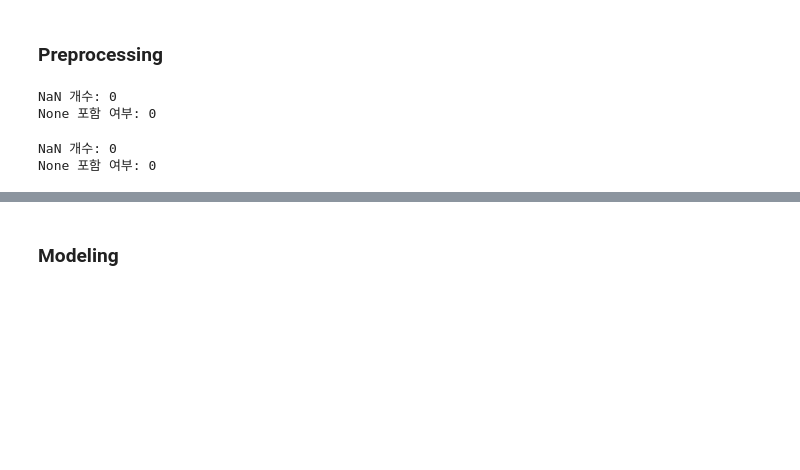
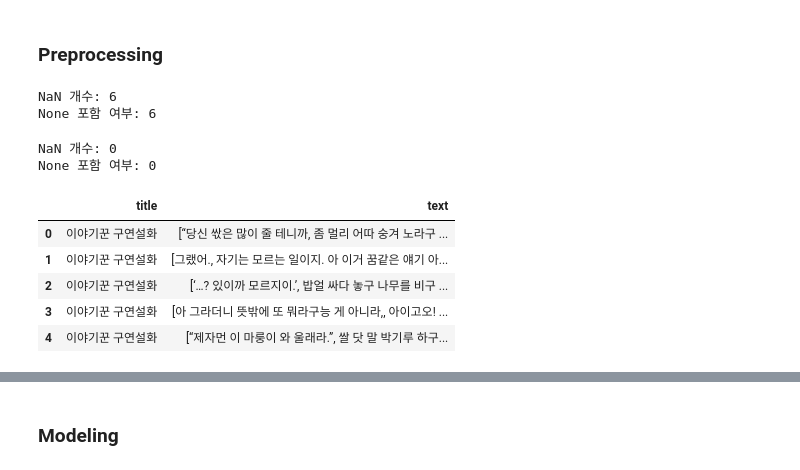
Before and after one commit to gomx3/kor-lyrics-to-story, a Jupyter notebook: 0211/baseline.ipynb, the cells around one changed output, grey strips where cells are left out. Drawn from its saved outputs; the diff is of its cells as text; code cells hidden in the pictures; blank space fills up the shorter version.

```diff
--- a/0211/baseline.ipynb
+++ b/0211/baseline.ipynb
@@ -36,5 +34,5 @@ AttributeError: 'DataFrame' object has no attribute 'select'
 # %%
-data = data.sample(n=50000, random_state=42).reset_index(drop=True)
+# data = data.sample(n=50000, random_state=42).reset_index(drop=True)
 
 len(data)
 # %% [output]
@@ -54,8 +52,8 @@ data.head()
 print("NaN 개수:", data['text'].isna().sum())  # NaN 개수 확인
 print("None 포함 여부:", data['text'].isnull().sum())  # None 개수 확인
 # %% [output]
-NaN 개수: 0
-None 포함 여부: 0
+NaN 개수: 6
+None 포함 여부: 6
 # %%
 data['text'] = data['text'].fillna("")
 # %%
@@ -66,0 +68,17 @@ None 포함 여부: 0
+# %%
+data = data.groupby(["file_id", "group"]).agg({
+    "title": "first",  # 대표 file_id
+    "text": list,  # 100개씩 묶음
+}).reset_index()
+
+# 불필요한 sentiment 칼럼 삭제
+data = data.drop(columns=["group", "file_id"])
+
+data.head()
+# %% [output]
+|  | title | text |
+| 0 | 이야기꾼 구연설화 | [“당신 싻은 많이 줄 테니까, 좀 멀리 어따 숭겨 노라구 ... |
+| 1 | 이야기꾼 구연설화 | [그랬어., 자기는 모르는 일이지. 아 이거 꿈같은 얘기 아... |
+| 2 | 이야기꾼 구연설화 | [‘…? 있이까 모르지이.’, 밥얼 싸다 놓구 나무를 비구 ... |
+| 3 | 이야기꾼 구연설화 | [아 그라더니 뜻밖에 또 뭐라구능 게 아니라,, 아이고오! ... |
+| 4 | 이야기꾼 구연설화 | [“제자먼 이 마룽이 와 울래라.”, 쌀 닷 말 박기루 하구... |
```
Also changed, not shown: parts of 16 cells of this notebook, 1 other file.
